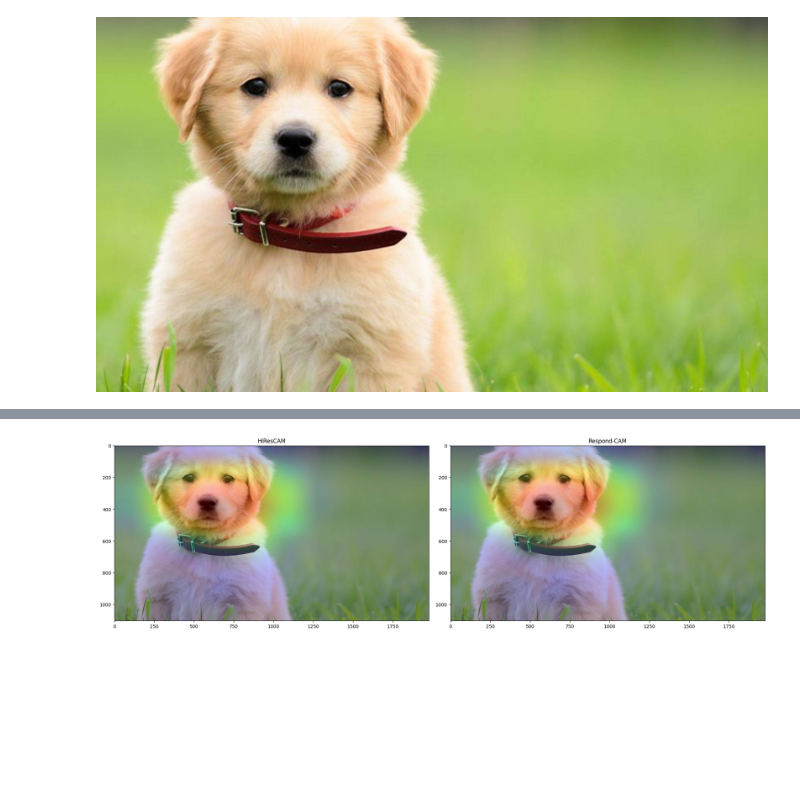
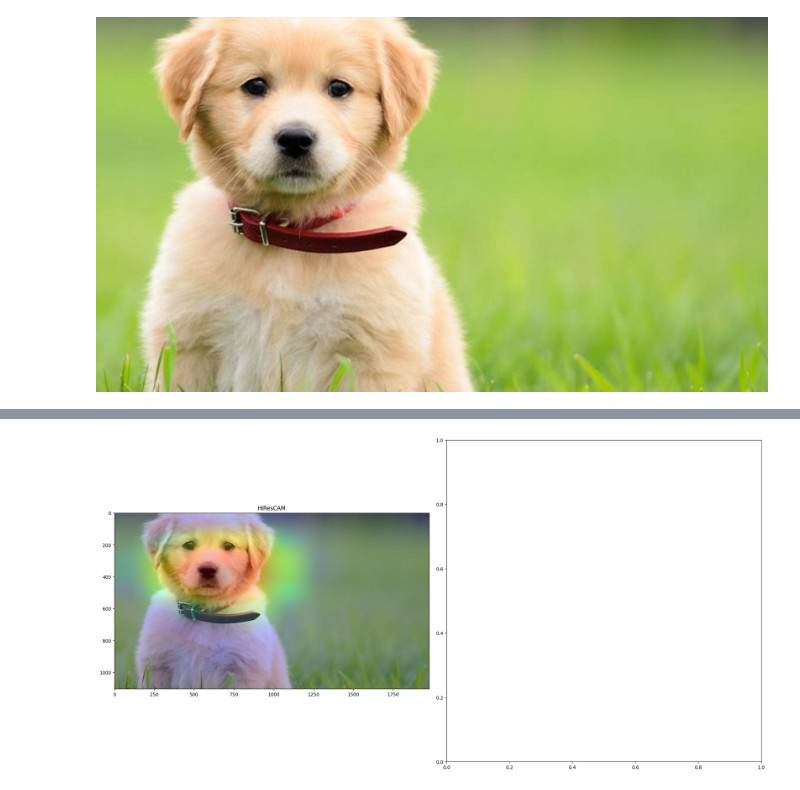
Before and after one commit to DevTimBo/DEEPL-Project, a Jupyter notebook: CAM/HiRes_CAM.ipynb, the cells around one changed output, grey strips where cells are left out. Drawn from its saved outputs; the diff is of its cells as text; code cells hidden in the pictures; blank space fills up the shorter version.

```diff
--- a/CAM/HiRes_CAM.ipynb
+++ b/CAM/HiRes_CAM.ipynb
@@ -110,16 +108,18 @@ print('Predicted:', decode_predictions(preds, top=1)[0])
 
 # Generate class activation heatmap
 heatmap = generate_cam(img_array, model, last_conv_layer_name)
-respond_heatmap = generate_cam(
-    img_array, model, last_conv_layer_name, respond=True)
+""" respond_heatmap = generate_cam(
+    img_array, model, last_conv_layer_name, respond=True) """
 
 # Display heatmap
-fig = plt.figure(constrained_layout=True, figsize=(10, 5))
-axes = fig.subplots(1, 2)
+plt.imshow(heatmap)
+plt.title('HiResCAM')
+#fig = plt.figure(constrained_layout=True, figsize=(10, 5))
+#axes = fig.subplots(1, 1)
 
-axes[0].set_title('HiResCAM')
-axes[0].matshow(heatmap)
-axes[1].set_title('Respond-CAM')
-axes[1].matshow(respond_heatmap)
+#axes[0].set_title('HiResCAM')
+#axes[0].matshow(heatmap)
+#axes[1].set_title('Respond-CAM')
+#axes[1].matshow(respond_heatmap)
 plt.show()
 # %% [output]
@@ -154,30 +150,32 @@ def resize_heatmap(img_path, heatmap):
 
 
 resized_heatmap = resize_heatmap(img_path, heatmap)
-resized_respond_heatmap = resize_heatmap(img_path, respond_heatmap)
+#resized_respond_heatmap = resize_heatmap(img_path, respond_heatmap)
 # %%
-def visualize_side_by_side(hirescam_img, respondcam_img):
+# respondcam_img wurde aus der Paramterliste entfernt
+def visualize_side_by_side(hirescam_img):
     fig = plt.figure(constrained_layout=True, figsize=(20, 10))
     axes = fig.subplots(1, 2)
 
     axes[0].set_title('HiResCAM')
     axes[0].imshow(hirescam_img)
-    axes[1].set_title('Respond-CAM')
-    axes[1].imshow(respondcam_img)
+    #axes[1].set_title('Respond-CAM')
+    #axes[1].imshow(respondcam_img)
     plt.show()
 def superimpose_heatmap(img, heatmap, alpha=0.4):
     superimposed_img = heatmap * alpha + img
     superimposed_img = tf.keras.preprocessing.image.array_to_img(
         superimposed_img)
 
     return superimposed_img
 
 
 original_img = load_img(img_path)
 superimposed_img = superimpose_heatmap(original_img, resized_heatmap)
-superimposed_respond_img = superimpose_heatmap(
-    original_img, resized_respond_heatmap)
+""" superimposed_respond_img = superimpose_heatmap(
+    original_img, resized_respond_heatmap) """
 
-visualize_side_by_side(superimposed_img, superimposed_respond_img)
+#visualize_side_by_side(superimposed_img, superimposed_respond_img)
+visualize_side_by_side(superimposed_img)
 # %% [output]
-[figure, old version]
+[figure, new version]
```
Also changed, not shown: parts of 2 cells of this notebook, 1 other file.
